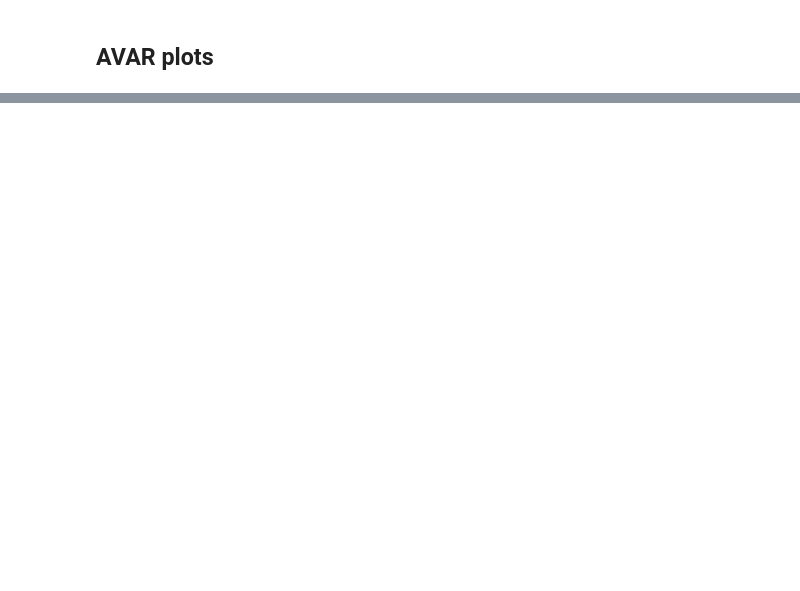
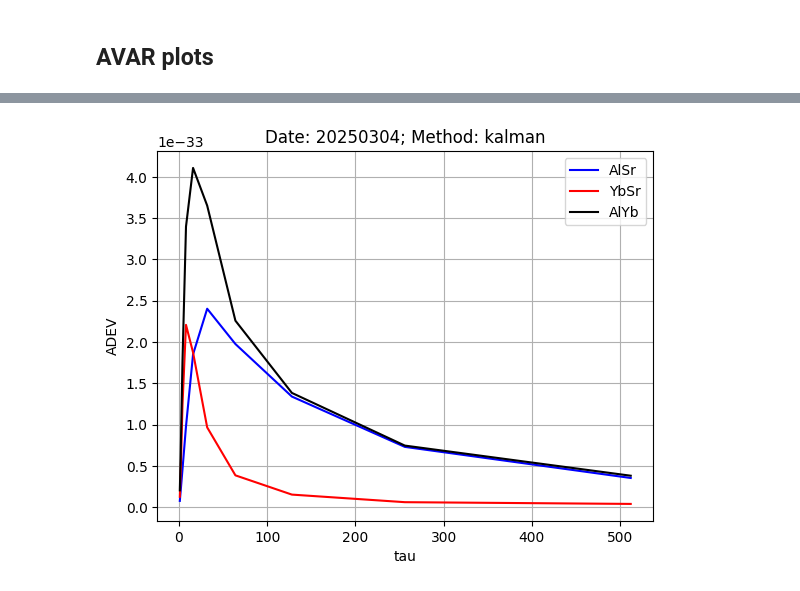
Before and after one commit to caitberry/atomic-clock, a Jupyter notebook: st-interp/NIST_TN/kalman_investigation.ipynb, the cells around one changed output, grey strips where cells are left out. Cells and saved outputs as stored; diff of their text form; code cells hidden in the pictures; blank space fills up the shorter version.

Commit message:
update kalman_investigation

```diff
--- a/st-interp/NIST_TN/kalman_investigation.ipynb
+++ b/st-interp/NIST_TN/kalman_investigation.ipynb
@@ -79,11 +79,11 @@ def open_maser_correction(datapath):
 path = "/Users/smt3/Documents/GitHub/2025 clock comparison data/"
 days = [20250116, 20250124, 20250204, 20250227, 20250304, 20250307, 20250318]
 days = list(map(str, days))
-day_index = 6 ##ignore 0 and 1 b/c is 2024 data; 2:6
+day_index = 4 ##ignore 0 and 1 b/c is 2024 data; 2:6
 
 days_irregular = [20250206, 20250228, 20250306, 20250313, 20250320, 20250321]
 days_irregular = list(map(str, days_irregular))
-day_irregular_index = 3 #None ##set to None if analyzing days, set to 0:5 if analyzing days_irregular
+day_irregular_index = None ##set to None if analyzing days, set to 0:5 if analyzing days_irregular
 # %%
 
 ## For days_irregular, read in Sr data with the following
@@ -466,7 +466,7 @@ for my_method in interp_methods:
 ## Analyze results
 # %%
 ##specify which interpolation results to view of ['time', 'linear', 'pad', 'nearest', 'cubic', 'kalman']
-method_res = "time"
+method_res = "kalman"
 
 if method_res == "kalman":
     starting_index = 30
@@ -554,0 +538,41 @@ plt.show()
+# %%
+
+tau_locations = {
+    'AlSr': N1/3,
+    'YbSr': N2/3,
+    'AlYb': N3/3
+}
+
+adev_data = {
+    'AlSr': [overlapping_avar_fn(clean_frequency_ratio_ErYb1, x) for x in tau_seq],
+    'YbSr': [overlapping_avar_fn(clean_frequency_ratio_ErYb2, x) for x in tau_seq],
+    'AlYb': [overlapping_avar_fn(clean_frequency_ratio_ErYb3, x) for x in tau_seq]
+}
+adev_df = pd.DataFrame(adev_data)
+
+x = tau_seq
+colors = {
+    'AlSr': 'blue',
+    'YbSr': 'red',
+    'AlYb': 'black'
+}
+
+for col in adev_df.columns:
+    plt.plot(x, adev_df[col], label=col, color=colors.get(col, 'black'))
+    # if col in tau_locations:
+    #     plt.axvline(tau_locations[col], color=colors.get(col, 'black'), linestyle='--')
+if day_irregular_index != None:
+    plt.title('Date: ' + days_irregular[day_irregular_index] + '; Method: ' + method_res)
+else:
+    plt.title('Date: ' + days[day_index] + '; Method: ' + method_res)
+plt.ylabel('ADEV')
+plt.xlabel('tau')
+plt.legend()
+plt.grid(True)
+if day_irregular_index != None:
+    plt.savefig(days_irregular[day_irregular_index] + '_' + method_res +'.png', dpi=300, bbox_inches='tight')
+else:
+    plt.savefig(days[day_index] + '_' + method_res + '.png', dpi=300, bbox_inches='tight')
+#plt.show()
+# %% [output]
+[figure, added]
```
Also changed, not shown: parts of 4 cells of this notebook, 2 other files.
